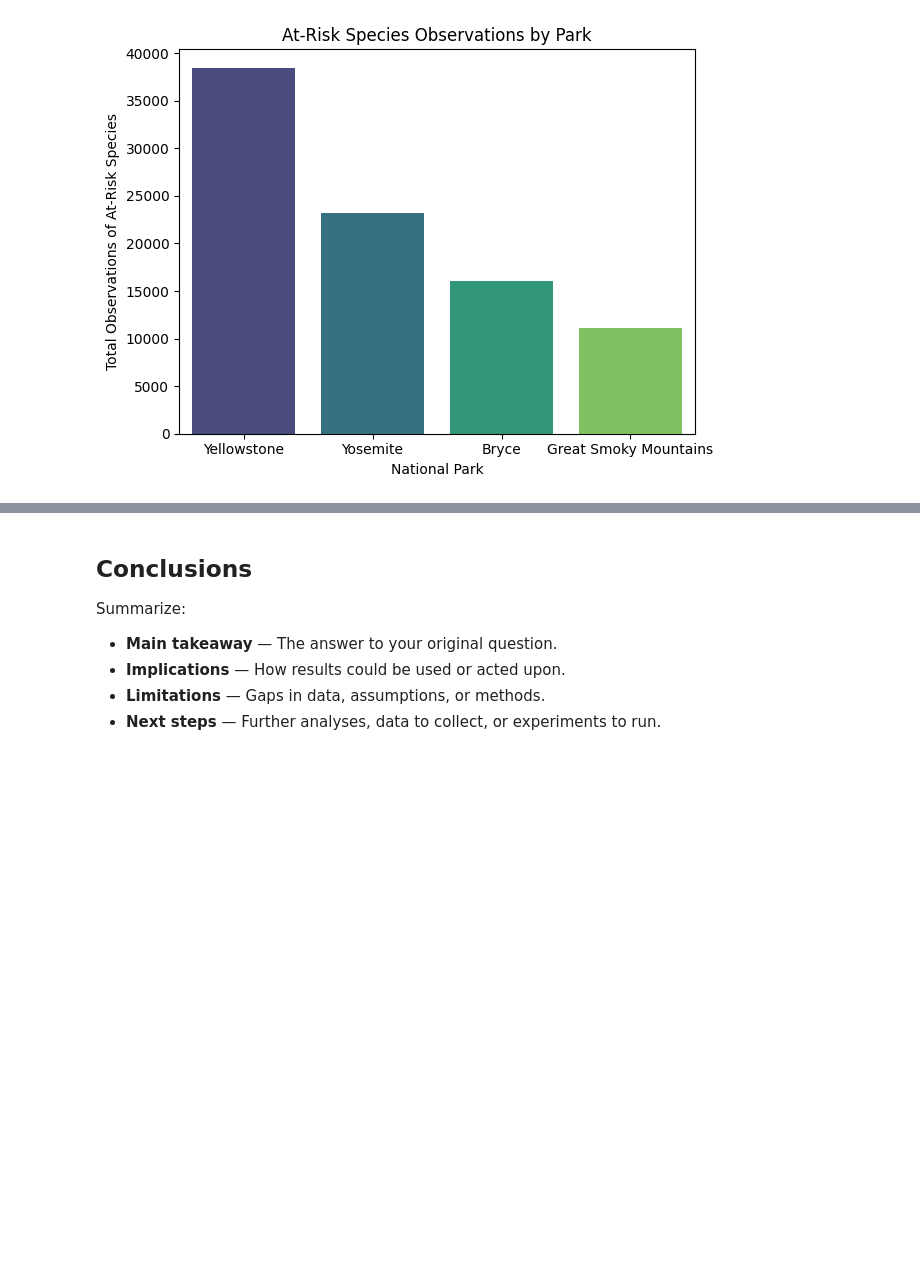
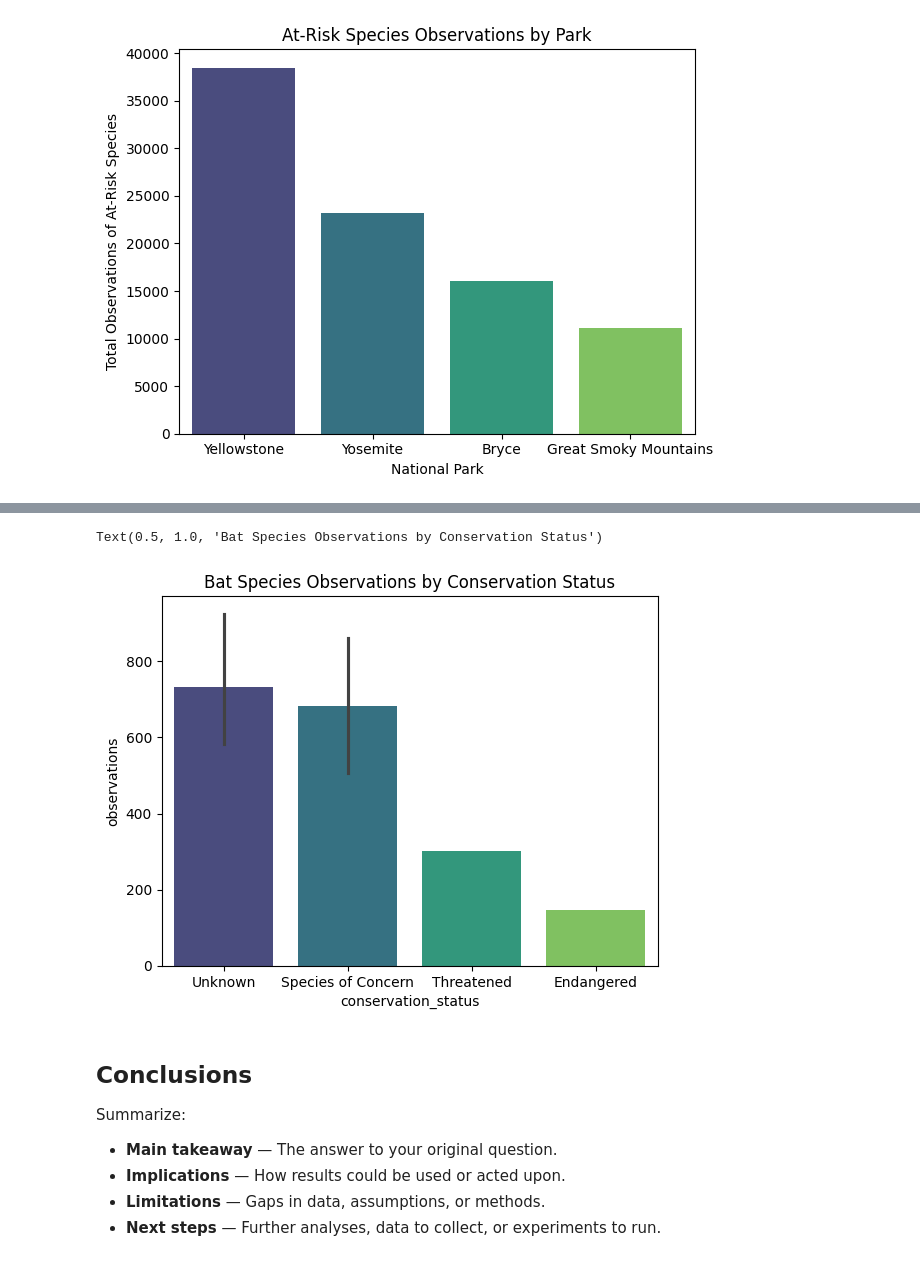
Before and after one commit to yoav-es/biodiversity, a Jupyter notebook: biodiversity.ipynb, the cells around one changed output, grey strips where cells are left out. Saved outputs shown, nothing was run; the diff lists cells and outputs as text; code cells hidden in the pictures; blank space fills up the shorter version.

```diff
--- a/biodiversity.ipynb
+++ b/biodiversity.ipynb
@@ -445,3 +464,20 @@ plt.show()
+# %%
+bats = species[species['common_names'].str.contains('Bat', case=True, na=False)]
+# bats.conservation_status.value_counts()
+bats
+
+sns.barplot(
+    data=bats,
+    x='conservation_status',
+    y='observations',
+    order=bats['conservation_status'].value_counts().index,
+    palette='viridis',
+    hue='conservation_status',
+)
+plt.title('Bat Species Observations by Conservation Status')
+# %% [output]
+Text(0.5, 1.0, 'Bat Species Observations by Conservation Status')
+[figure, added]
 # %% [markdown]
 ## Conclusions
 
```
Also changed, not shown: parts of 5 cells of this notebook.
